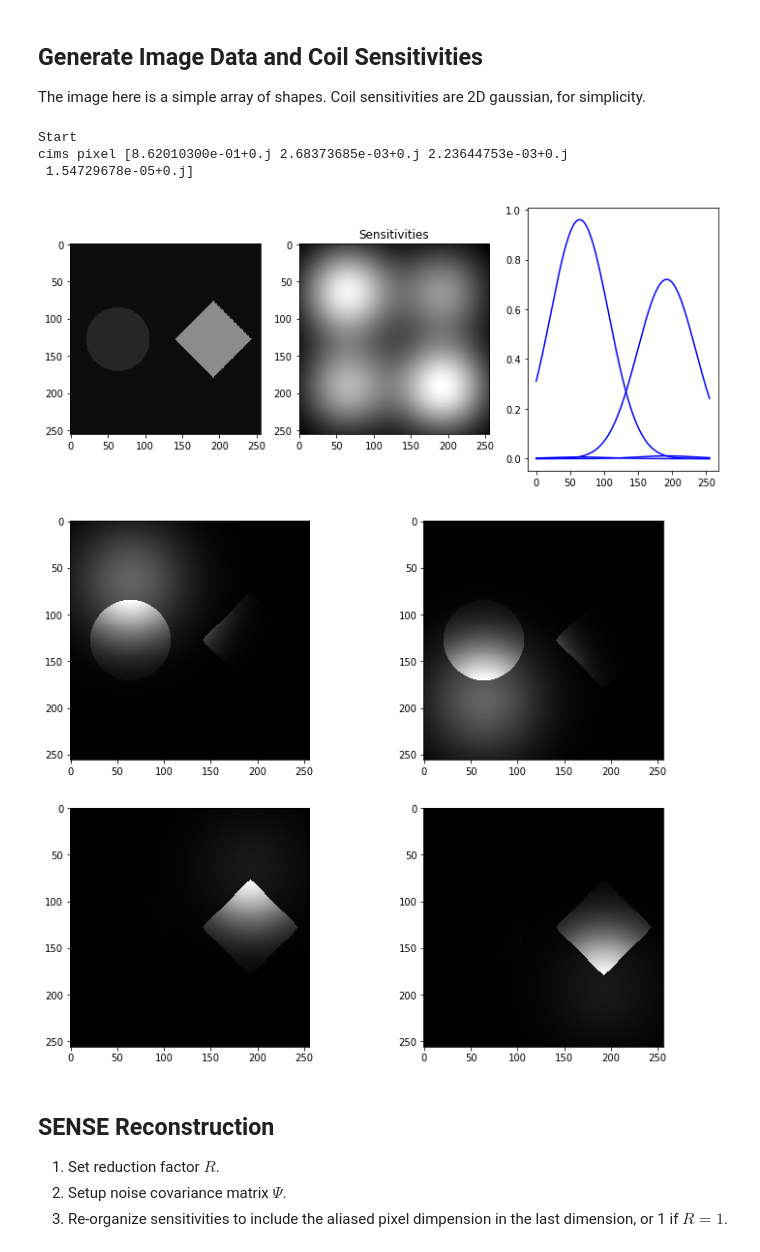
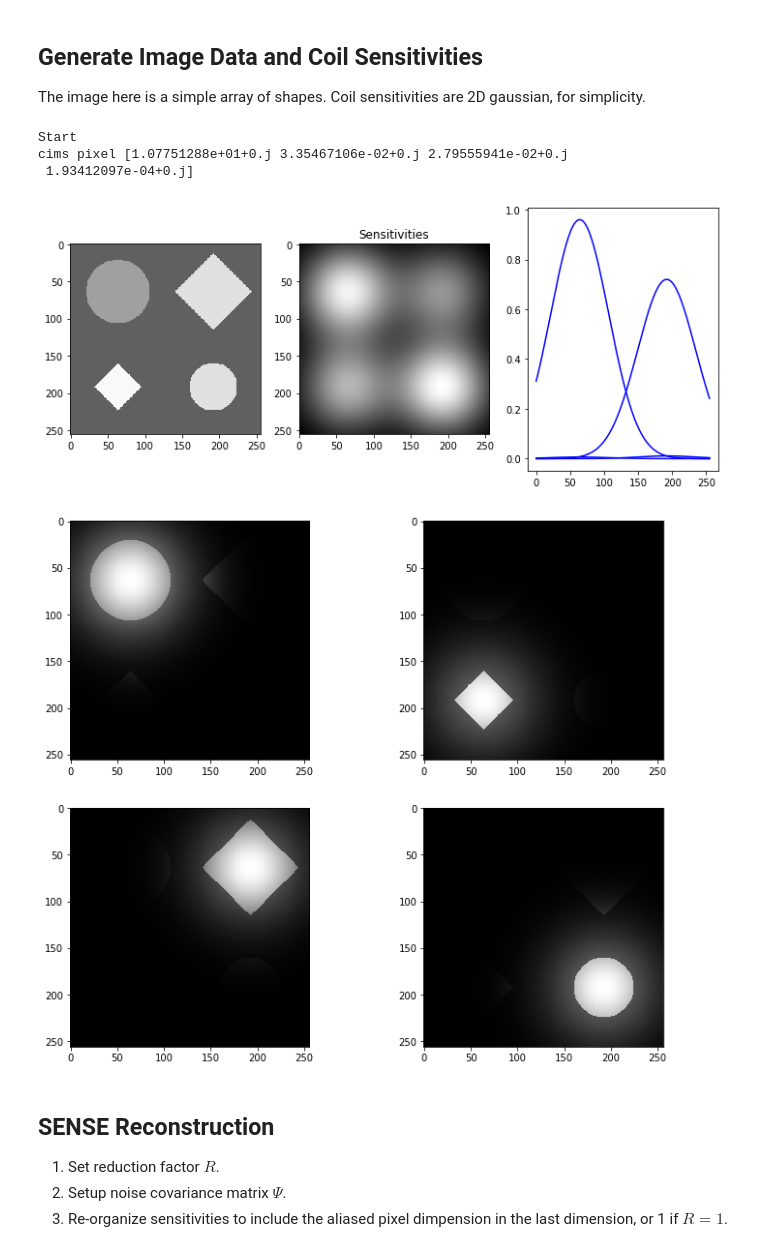
Before and after one commit to mribri999/MRSignalsSeqs, a Jupyter notebook: Python/Rad 229 Multichannel Image Reconstruction with Noise.ipynb, the cells around one changed output. Saved outputs shown, nothing was run; the diff lists cells and outputs as text; code cells hidden in the pictures.

```diff
--- a/Python/Rad 229 Multichannel Image Reconstruction with Noise.ipynb
+++ b/Python/Rad 229 Multichannel Image Reconstruction with Noise.ipynb
@@ -24,7 +24,10 @@ x = np.arange(0,Nx)
 y = np.arange(0,Ny)
 
 # -- Generate image data
-im = 10.0*mrs.diamond(width=Nx/2.5,nx=Nx,ny=Ny,cx=Nx/4.0) + mrs.circ(radius=Nx/6.0,nx=Nx,ny=Ny,cx=-Nx/4.0)*2.0
+im = 10.0*mrs.diamond(   width=Nx/2.5,nx=Nx,ny=Ny,cx=Nx//4, cy=-Ny//4)
+im = im + 5.0*mrs.circ(  radius=Nx/6.0,nx=Nx,ny=Ny,cx=-Nx//4,cy = -Ny//4)
+im = im + 10.0*mrs.circ( radius=Nx/8.0,nx=Nx,ny=Ny,cx=Nx//4,cy= Ny//4)
+im = im + 12.0*mrs.diamond(width=Nx/4,nx=Nx,ny=Ny,cx=-Nx//4, cy=Ny//4)
 
 plt.figure(figsize=(12.,5.))
 plt.subplot(1,3,1)
@@ -36,37 +39,37 @@ csens = np.zeros((Ny,Nx,Nc),dtype='complex64')
 cx = np.array([0.25,0.75,0.25,0.75])
 cy = np.array([0.25,0.25,0.75,0.75])
 csc= np.array([1.2, 0.9, 0.75, 1.25])
 
 for c in range(0,Nc):
   csens[:,:,c] = csc[c]*mrs.gaussian(x,Nx*cx[c],Nx/(1.5*Nc),y,Ny*cy[c],Ny/(1.5*Nc))
 
 csens = csens / np.max(csens[:])
 
 plt.subplot(1,3,2)
 #plt.imshow(np.abs(csens[:,:,0]),cmap='gray')
 plt.imshow(np.sum(np.abs(csens),axis=2), cmap='gray')
 plt.title('Sensitivities')
 
 plt.subplot(1,3,3)
 plt.plot(x,csens[:,np.int(Ny/4),:],'b-')
 plt.show
 
 # -- Generate Coil Images
 cims = csens * np.expand_dims(im,axis=2)
 
 plt.figure(figsize=(12.,10.))
 for c in range(Nc):
     plt.subplot(2,2,c+1)
     plt.imshow(abs(cims[:,:,c]),cmap='gray',vmin=0.0)
 plt.show
 
 print("cims pixel",cims[50,50,:])
 # %% [output]
 Start
-cims pixel [8.62010300e-01+0.j 2.68373685e-03+0.j 2.23644753e-03+0.j
- 1.54729678e-05+0.j]
+cims pixel [1.07751288e+01+0.j 3.35467106e-02+0.j 2.79555941e-02+0.j
+ 1.93412097e-04+0.j]
-[figure, old version]
+[figure, new version]
-[figure, old version]
+[figure, new version]
 # %% [markdown]
 ## SENSE Reconstruction
 1. Set reduction factor $R$.
```
Also changed, not shown: parts of 2 cells of this notebook, 1 other file.
